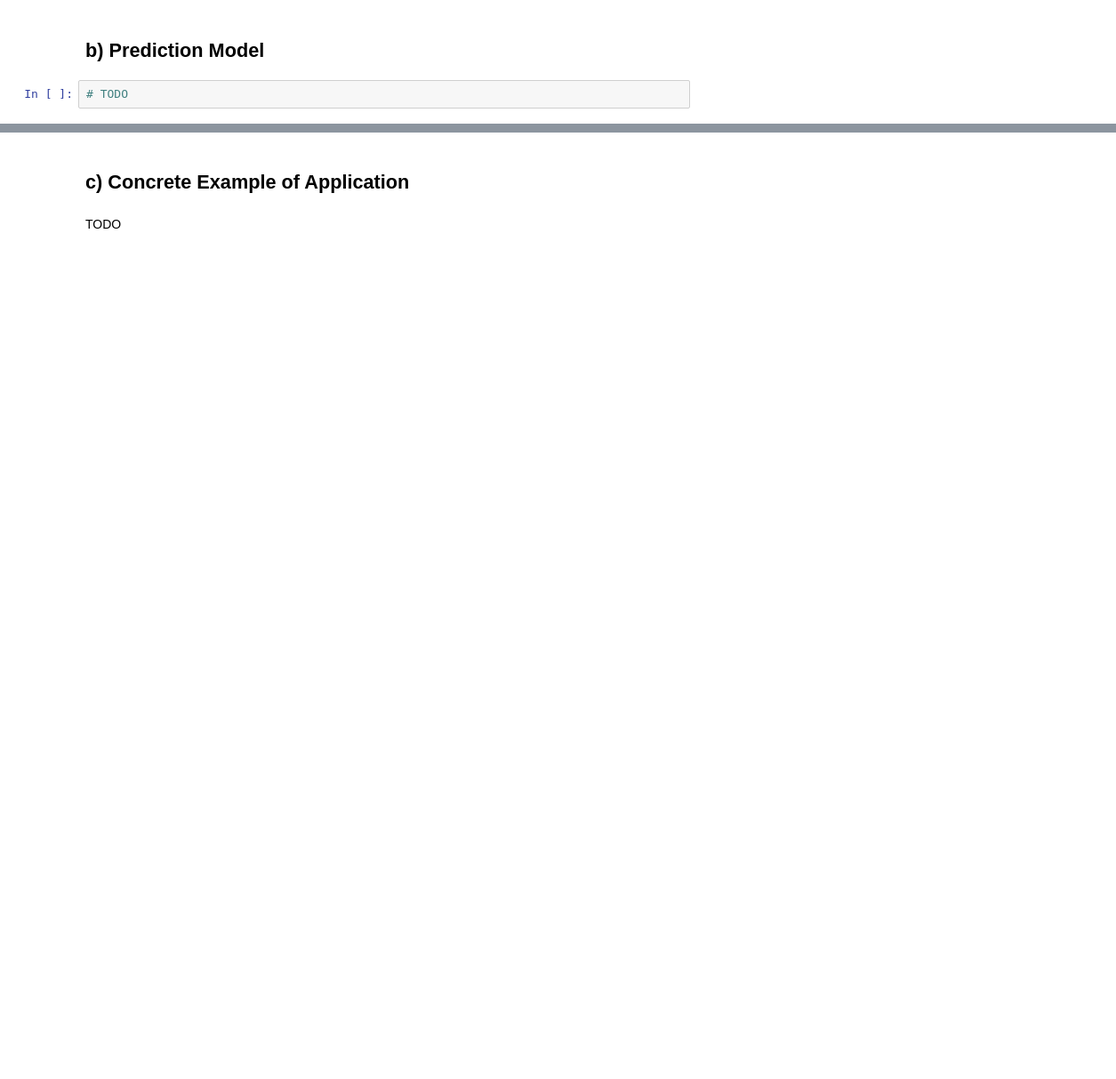
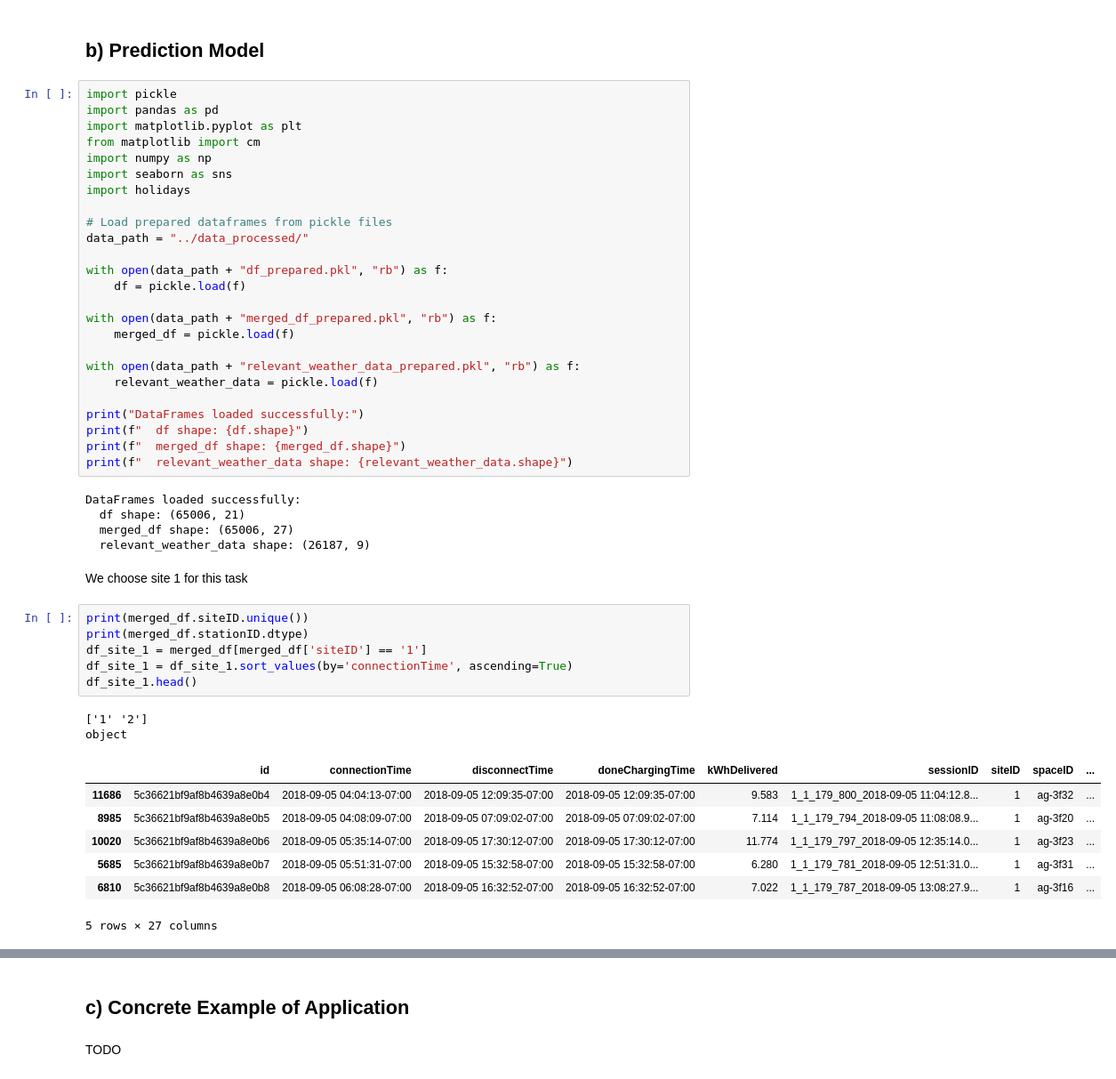
Before and after one commit to lbaudenb/AA_Team_6, a Jupyter notebook: notebooks/04_prediction.ipynb, the cells around one changed output, grey strips where cells are left out. Shown at 89% size. Drawn from its saved outputs; the diff is of its cells as text; blank space fills up the shorter version.

```diff
--- a/notebooks/04_prediction.ipynb
+++ b/notebooks/04_prediction.ipynb
@@ -22,5 +22,51 @@ The business case behind these KPIs is defined as:
 The model predicts the hourly utilization of a given site. This information can be used to offer dynamic pricing models: when utilization and energy delivered are low, prices can be lowered to encourage usage. Notifications can be sent to registered users, e.g. through an app, to increase engagement, improve site utilization and maximize energy throughput.
 # %% [markdown]
 ## b) Prediction Model
+# %%
+import pickle
+import pandas as pd
+import matplotlib.pyplot as plt
+from matplotlib import cm
+import numpy as np
+import seaborn as sns
+import holidays
+
+# Load prepared dataframes from pickle files
+data_path = "../data_processed/"
+
+with open(data_path + "df_prepared.pkl", "rb") as f:
+    df = pickle.load(f)
+
+with open(data_path + "merged_df_prepared.pkl", "rb") as f:
+    merged_df = pickle.load(f)
+
+with open(data_path + "relevant_weather_data_prepared.pkl", "rb") as f:
+    relevant_weather_data = pickle.load(f)
+
+print("DataFrames loaded successfully:")
+print(f"  df shape: {df.shape}")
+print(f"  merged_df shape: {merged_df.shape}")
+print(f"  relevant_weather_data shape: {relevant_weather_data.shape}")
+# %% [output]
+DataFrames loaded successfully:
+  df shape: (65006, 21)
+  merged_df shape: (65006, 27)
+  relevant_weather_data shape: (26187, 9)
+# %% [markdown]
+We choose site 1 for this task
 # %%
-# TODO
+print(merged_df.siteID.unique())
+print(merged_df.stationID.dtype)
+df_site_1 = merged_df[merged_df['siteID'] == '1']
+df_site_1 = df_site_1.sort_values(by='connectionTime', ascending=True)
+df_site_1.head()
+# %% [output]
+['1' '2']
+object
+|  | id | connectionTime | disconnectTime | doneChargingTime | kWhDelivered | sessionID | siteID | spaceID | ... |
+| 11686 | 5c36621bf9af8b4639a8e0b4 | 2018-09-05 04:04:13-07:00 | 2018-09-05 12:09:35-07:00 | 2018-09-05 12:09:35-07:00 | 9.583 | 1_1_179_800_2018-09-05 11:04:12.8... | 1 | ag-3f32 | ... |
+| 8985 | 5c36621bf9af8b4639a8e0b5 | 2018-09-05 04:08:09-07:00 | 2018-09-05 07:09:02-07:00 | 2018-09-05 07:09:02-07:00 | 7.114 | 1_1_179_794_2018-09-05 11:08:08.9... | 1 | ag-3f20 | ... |
+| 10020 | 5c36621bf9af8b4639a8e0b6 | 2018-09-05 05:35:14-07:00 | 2018-09-05 17:30:12-07:00 | 2018-09-05 17:30:12-07:00 | 11.774 | 1_1_179_797_2018-09-05 12:35:14.0... | 1 | ag-3f23 | ... |
+| 5685 | 5c36621bf9af8b4639a8e0b7 | 2018-09-05 05:51:31-07:00 | 2018-09-05 15:32:58-07:00 | 2018-09-05 15:32:58-07:00 | 6.280 | 1_1_179_781_2018-09-05 12:51:31.0... | 1 | ag-3f31 | ... |
+| 6810 | 5c36621bf9af8b4639a8e0b8 | 2018-09-05 06:08:28-07:00 | 2018-09-05 16:32:52-07:00 | 2018-09-05 16:32:52-07:00 | 7.022 | 1_1_179_787_2018-09-05 13:08:27.9... | 1 | ag-3f16 | ... |
+5 rows × 27 columns
```
Also changed, not shown: parts of 14 cells of this notebook.
